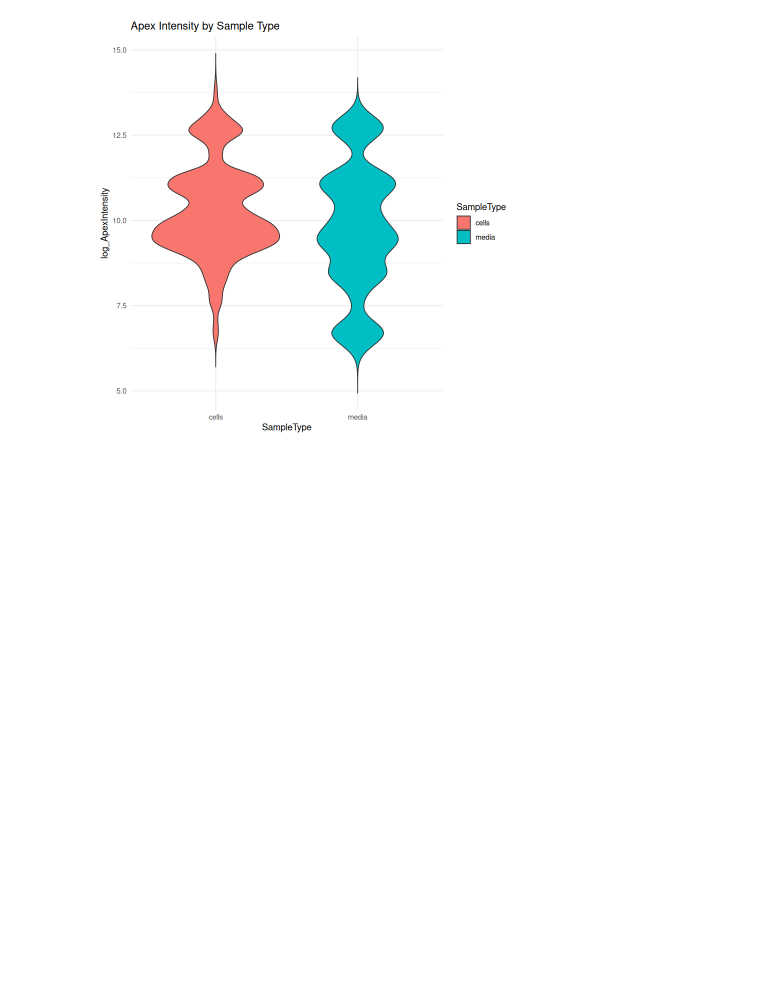
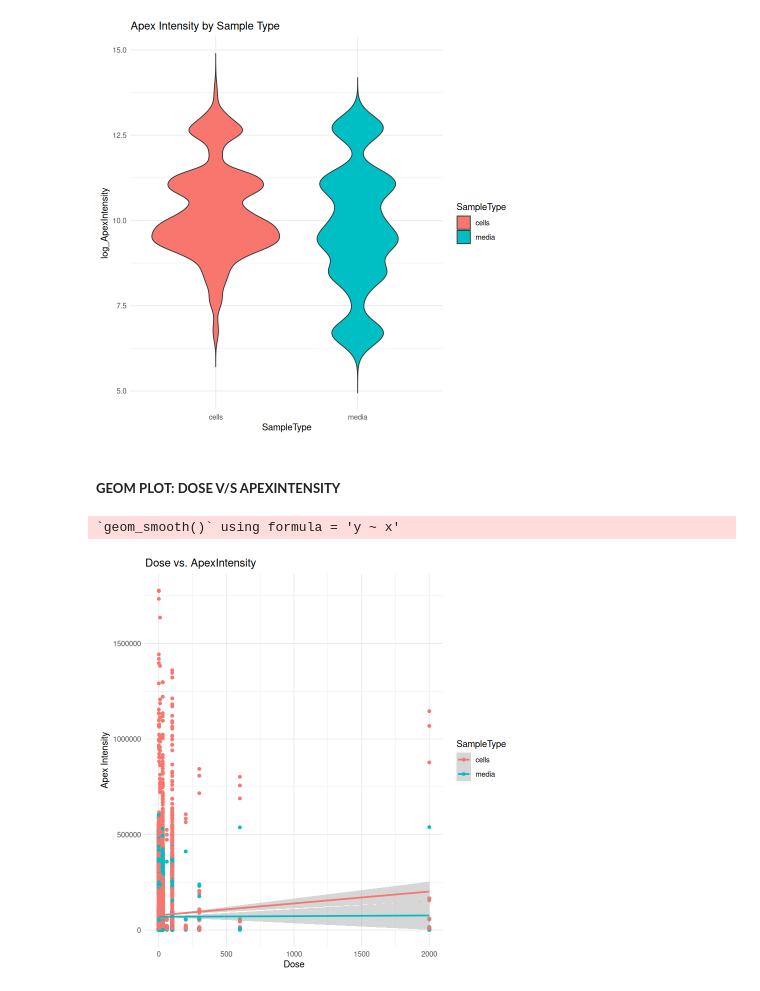
Before and after one commit to Ilesh-Dhall/Metabolomics-Data-Analysis-For-Biomarker-Discovery, a Jupyter notebook: analysis/Pre-Processing.ipynb, the cells around one changed output. Drawn from its saved outputs; the diff is of its cells as text; code cells hidden in the pictures; blank space fills up the shorter version.

```diff
--- a/analysis/Pre-Processing.ipynb
+++ b/analysis/Pre-Processing.ipynb
@@ -149,3 +181,16 @@ ggplot(data, aes(x = SampleType, y = log_ApexIntensity, fill = SampleType)) +
   labs(title = "Apex Intensity by Sample Type")
 # %% [output]
 [figure]
+# %% [markdown]
+##### **GEOM PLOT: DOSE V/S APEXINTENSITY**
+# %%
+ggplot(data, aes(x = Dose, y = ApexIntensity, color = SampleType)) +
+  geom_point() +
+  geom_smooth(method = "lm") +
+  theme_minimal() +
+  labs(title = "Dose vs. ApexIntensity",
+       x = "Dose",
+       y = "Apex Intensity")
+# %% [output]
+`geom_smooth()` using formula = 'y ~ x'
+[figure, added]
```
Also changed, not shown: parts of 5 cells of this notebook, 2 other files.
